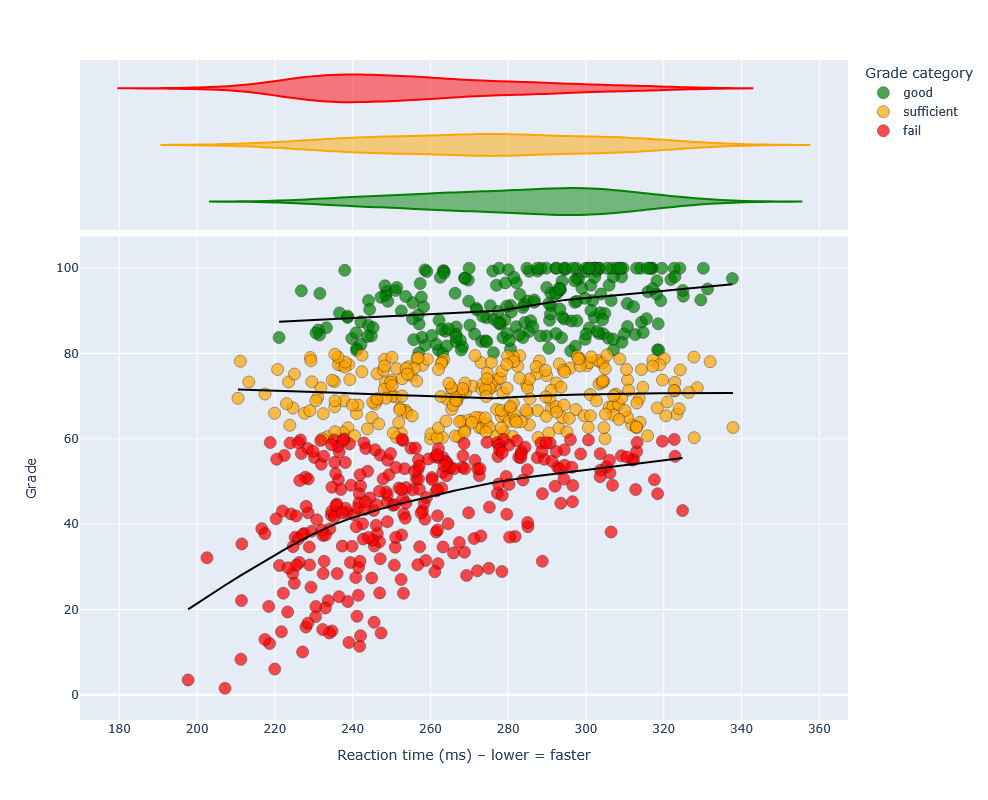
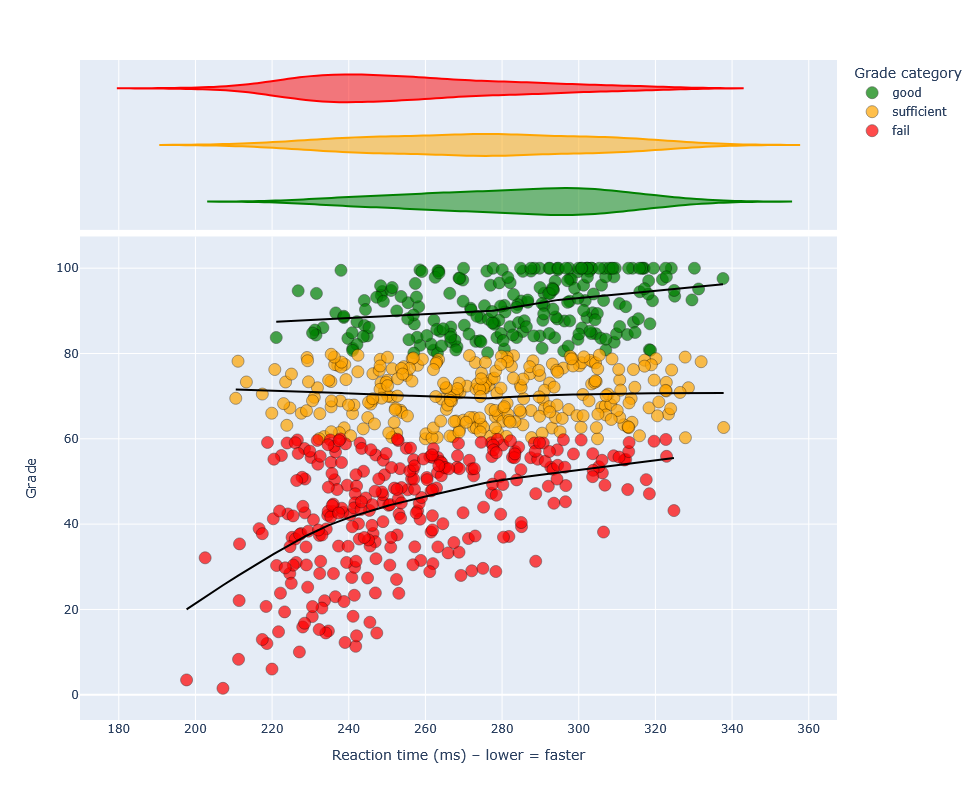
The notebook cell's code change between the first figure and the second:
--- before
+++ after
@@ -47,5 +47,5 @@
     trendline="lowess",
     trendline_color_override="black",
-    width=1000,
+    width=950,
     height=800,
 )
@@ -61,3 +61,3 @@
 )
 
-fig.show()
+fig.show(config={"displayModeBar": False})

Commit: (Hopefully) final push